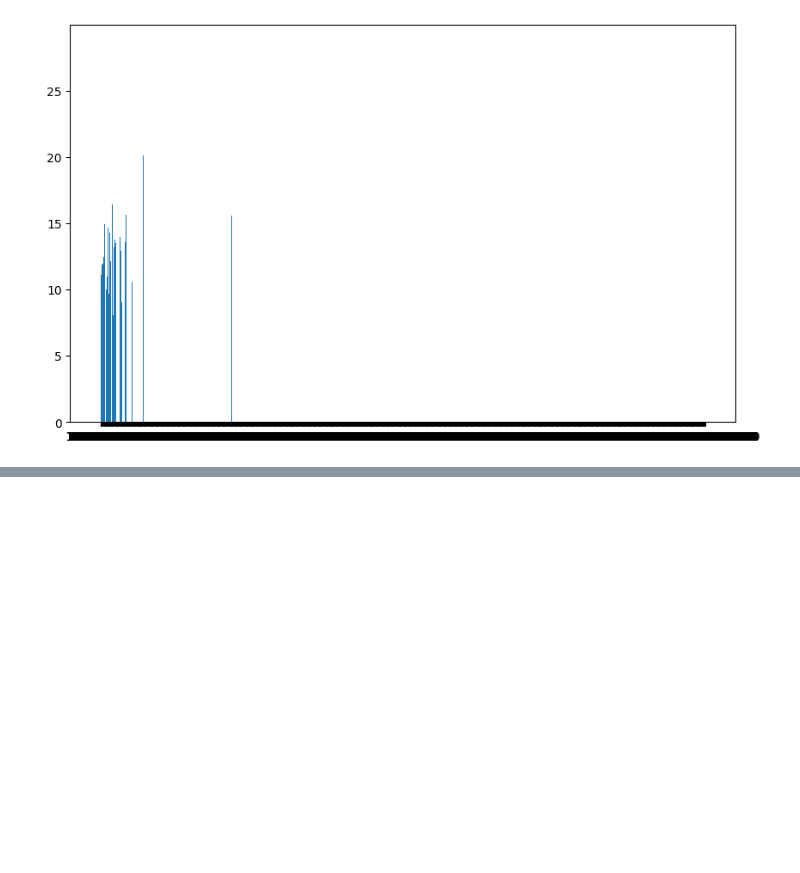
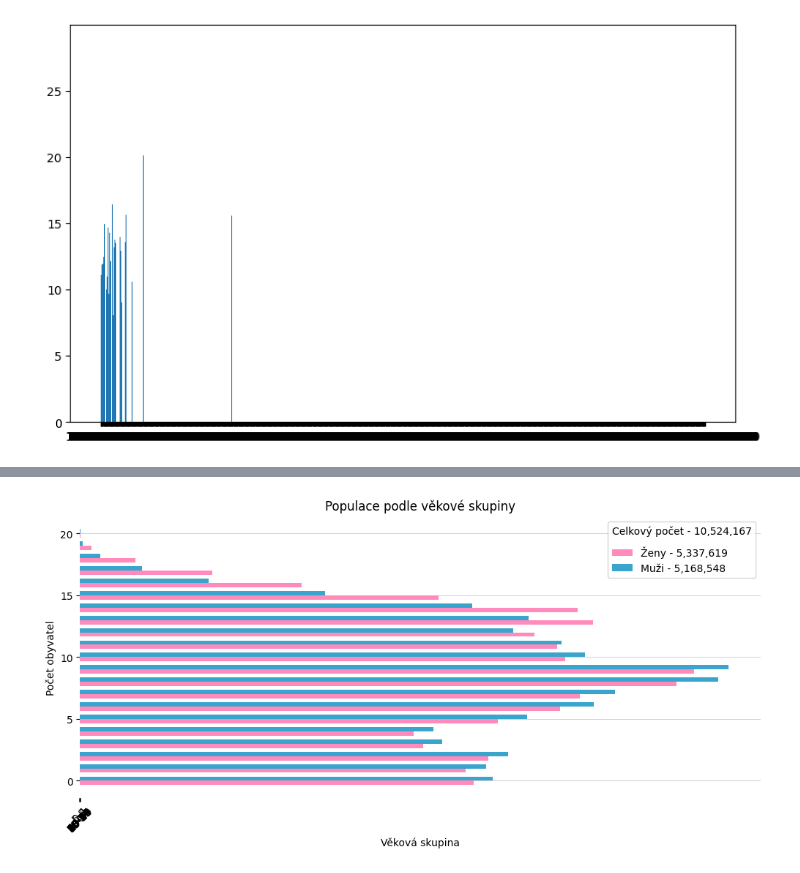
Before and after one commit to rcech44/sp_scitani_lidu, a Jupyter notebook: python_analysis/analysis.ipynb, the cells around one changed output, grey strips where cells are left out. Drawn from its saved outputs; the diff is of its cells as text; code cells hidden in the pictures; blank space fills up the shorter version.

```diff
--- a/python_analysis/analysis.ipynb
+++ b/python_analysis/analysis.ipynb
@@ -970,0 +1101,59 @@ plt.bar(result_df.index, result_df.values)
+# %%
+
+
+# Data
+categories = [
+    "Bez náboženské víry",
+    "Neuvedeno",
+    "věřící - nehlásící se k žádné církvi ani náboženské společnosti",
+    "Církev římskokatolická",
+    "katolická víra (katolík)",
+    "křesťanství",
+    "věřící - hlásící se k církvi - název neuveden",
+    "Pravoslavná církev v českých zemích",
+    "Českobratrská církev evangelická",
+    "protestantská/evangelická víra (protestant, evangelík)"
+]
+values_men = []
+values_women = [5027141, 3162540, 960201, 741019, 235834, 71089, 65567, 40681, 32577, 27149]
+
+# Šířka sloupců v histogramu
+bar_width = 0.35
+
+# Pozice pro skupiny sloupců
+index = np.arange(len(age_groups))
+
+# Vytvoření grafu
+fig, ax = plt.subplots(figsize=(12, 5))
+
+# Přidání sloupců pro ženy a muže
+bar1 = ax.barh(index - bar_width/2, women_counts, bar_width, color='#ff8abb', label='Ženy - 5,337,619')
+bar2 = ax.barh(index + bar_width/2, men_counts, bar_width, color='#39a5cc', label='Muži - 5,168,548')
+
+# Přidání popisků, legendy a mřížky
+ax.set_xlabel('Věková skupina')
+ax.set_ylabel('Počet obyvatel')
+ax.set_title('Populace podle věkové skupiny')
+ax.set_xticks(index)
+ax.set_xticklabels(age_groups, rotation=45)
+ax.legend()
+
+# Přidání horizontálních mřížkových čar
+ax.grid(axis='y', linestyle='-', color='grey', linewidth=0.5, alpha=0.5)
+ax.set_axisbelow(True)  # Nastavení mřížky na pozadí
+
+# Odstranění ohraničení grafu
+ax.spines['top'].set_visible(False)
+ax.spines['right'].set_visible(False)
+ax.spines['left'].set_visible(False)
+ax.spines['bottom'].set_visible(False)
+
+# Přidání rozšířené legendy s dodatečným textem
+legend = ax.legend(title="Celkový počet - 10,524,167")
+legend._legend_box.align = "left"
+legend._legend_box.sep = 10  # nastavení mezery mezi položkami
+
+# Zobrazení grafu
+plt.show()
+# %% [output]
+[figure, added]
```
Also changed, not shown: parts of 17 cells of this notebook, 2 other files.
